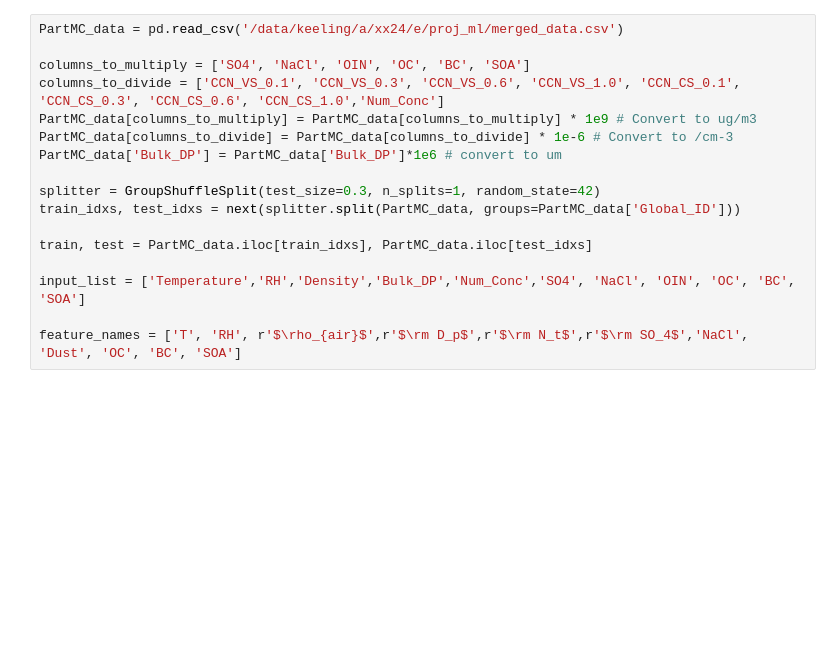
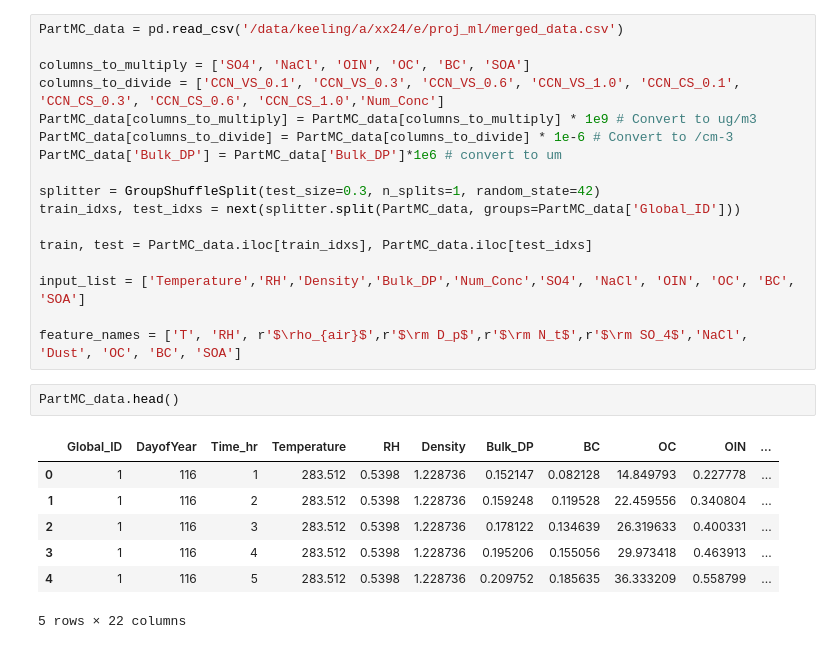
Before and after one commit to Jim-Xu/code_ml_surfactant_ccn, a Jupyter notebook: automl.ipynb, the cells around one changed output. Saved outputs shown, nothing was run; the diff lists cells and outputs as text; blank space fills up the shorter version.

```diff
--- a/automl.ipynb
+++ b/automl.ipynb
@@ -257,6 +237,16 @@ train, test = PartMC_data.iloc[train_idxs], PartMC_data.iloc[test_idxs]
 input_list = ['Temperature','RH','Density','Bulk_DP','Num_Conc','SO4', 'NaCl', 'OIN', 'OC', 'BC', 'SOA']
 
 feature_names = ['T', 'RH', r'$\rho_{air}$',r'$\rm D_p$',r'$\rm N_t$',r'$\rm SO_4$','NaCl', 'Dust', 'OC', 'BC', 'SOA']
+# %%
+PartMC_data.head()
+# %% [output]
+|  | Global_ID | DayofYear | Time_hr | Temperature | RH | Density | Bulk_DP | BC | OC | OIN | ... |
+| 0 | 1 | 116 | 1 | 283.512 | 0.5398 | 1.228736 | 0.152147 | 0.082128 | 14.849793 | 0.227778 | ... |
+| 1 | 1 | 116 | 2 | 283.512 | 0.5398 | 1.228736 | 0.159248 | 0.119528 | 22.459556 | 0.340804 | ... |
+| 2 | 1 | 116 | 3 | 283.512 | 0.5398 | 1.228736 | 0.178122 | 0.134639 | 26.319633 | 0.400331 | ... |
+| 3 | 1 | 116 | 4 | 283.512 | 0.5398 | 1.228736 | 0.195206 | 0.155056 | 29.973418 | 0.463913 | ... |
+| 4 | 1 | 116 | 5 | 283.512 | 0.5398 | 1.228736 | 0.209752 | 0.185635 | 36.333209 | 0.558799 | ... |
+5 rows × 22 columns
 # %%
 output_list = ['CCN_VS_0.1', 'CCN_VS_0.3', 'CCN_VS_0.6', 'CCN_VS_1.0']
 
```
Also changed, not shown: parts of 7 cells of this notebook.
